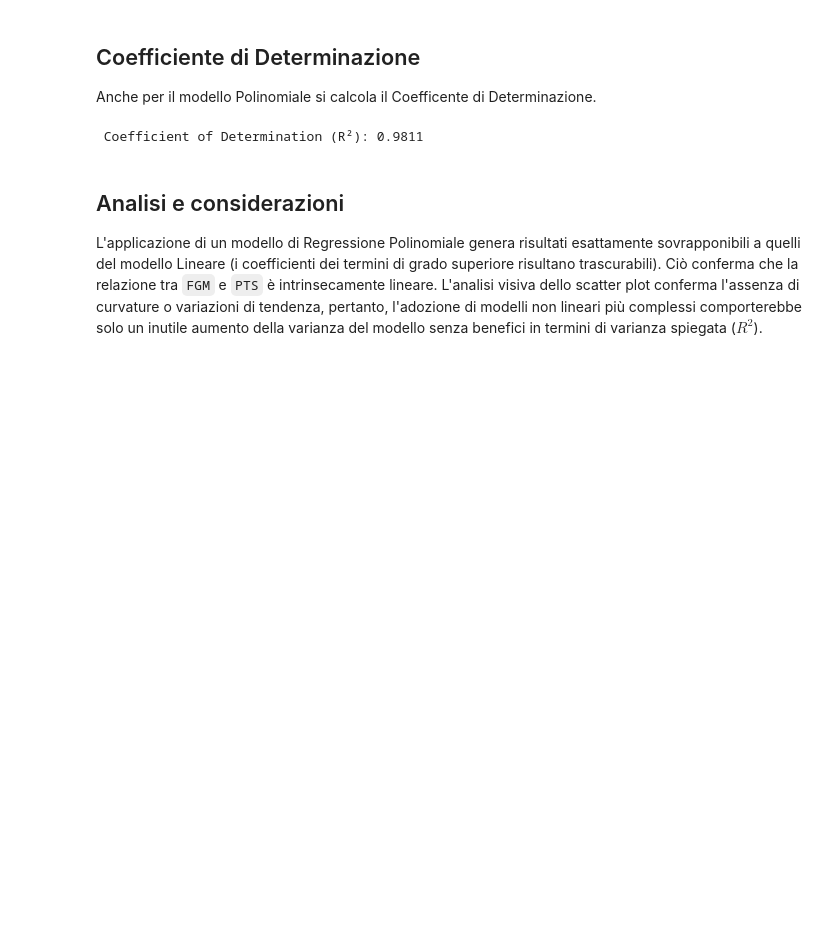
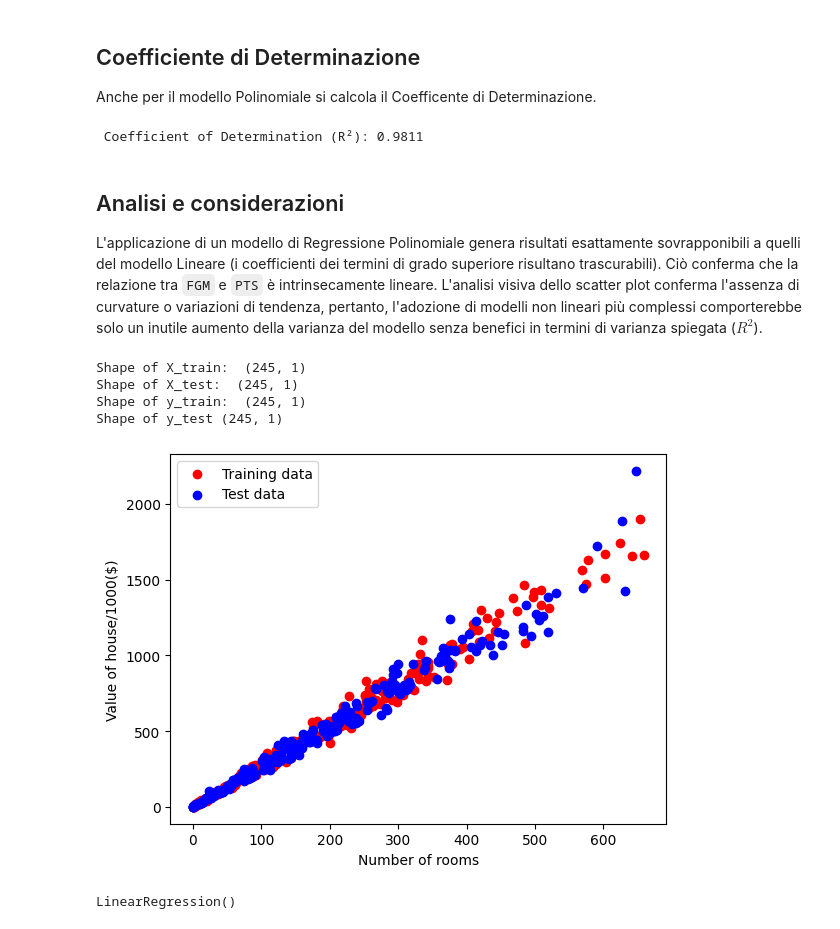
Before and after one commit to giuseppepiolacastellana-oss/Nba-Player-Stats-Analysis-, a Jupyter notebook: Progetto.ipynb, the cells around one changed output. Cells and saved outputs as stored; diff of their text form; code cells hidden in the pictures; blank space fills up the shorter version.

Commit message:
Suddivisione dataset e regressione lineare

```diff
--- a/Progetto.ipynb
+++ b/Progetto.ipynb
@@ -135,12 +135,12 @@ contribuiscono direttamente al numero totale di punti segnati.
 Imposto `FGM` come input del modello e `PTS` come variabile target.
 # %%
 X=df[["FGM"]]
-y=df["PTS"]
+y=df[["PTS"]]
 print("shape di X", X.shape)
 print("shape di y", y.shape)
-print("prime 5 righe di X")
-print(X.head())
-print("prime 5 righe di y") #ver
-print(y.head())
+print("Prime 5 righe di X")
+print(X.head().to_string(index=False))
+print("Prime 5 righe di y") #ver
+print(y.head().to_string(index=False))
 # %% [output]
 shape di X (490, 1)
@@ -224,3 +224,31 @@ print(f" Coefficient of Determination (R²): {r2:.4f}")
 # %% [markdown]
 ## Analisi e considerazioni
 L'applicazione di un modello di Regressione Polinomiale genera risultati esattamente sovrapponibili a quelli del modello Lineare (i coefficienti dei termini di grado superiore risultano trascurabili). Ciò conferma che la relazione tra `FGM` e `PTS` è intrinsecamente lineare. L'analisi visiva dello scatter plot conferma l'assenza di curvature o variazioni di tendenza, pertanto, l'adozione di modelli non lineari più complessi comporterebbe solo un inutile aumento della varianza del modello senza benefici in termini di varianza spiegata ($R^2$).
+# %%
+# Splitting the dataset into the Training set and Test set
+from sklearn.model_selection import train_test_split
+X_train, X_test, y_train, y_test = train_test_split(X, y, test_size = 0.5, random_state = 25)
+
+print("Shape of X_train: ",X_train.shape)
+print("Shape of X_test: ", X_test.shape)
+print("Shape of y_train: ",y_train.shape)
+print("Shape of y_test",y_test.shape)
+# %% [output]
+Shape of X_train:  (245, 1)
+Shape of X_test:  (245, 1)
+Shape of y_train:  (245, 1)
+Shape of y_test (245, 1)
+# %%
+plt.scatter(X_train, y_train, color='red', label='Training data')
+plt.scatter(X_test, y_test, color='blue', label='Test data')
+plt.legend()
+plt.ylabel('Value of house/1000($)')
+plt.xlabel('Number of rooms')
+plt.show()
+# %% [output]
+[figure, added]
+# %%
+linear_regression = LinearRegression()
+linear_regression.fit(X_train, y_train)
+# %% [output]
+LinearRegression()
```
Also changed, not shown: parts of 5 cells of this notebook.
